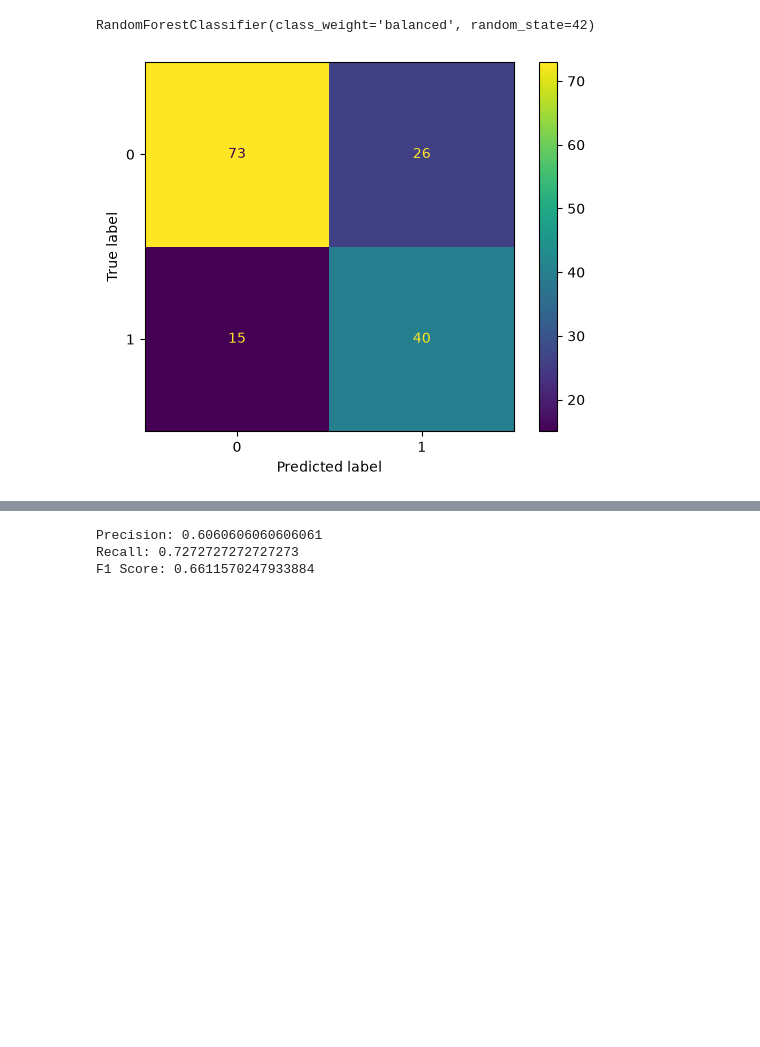
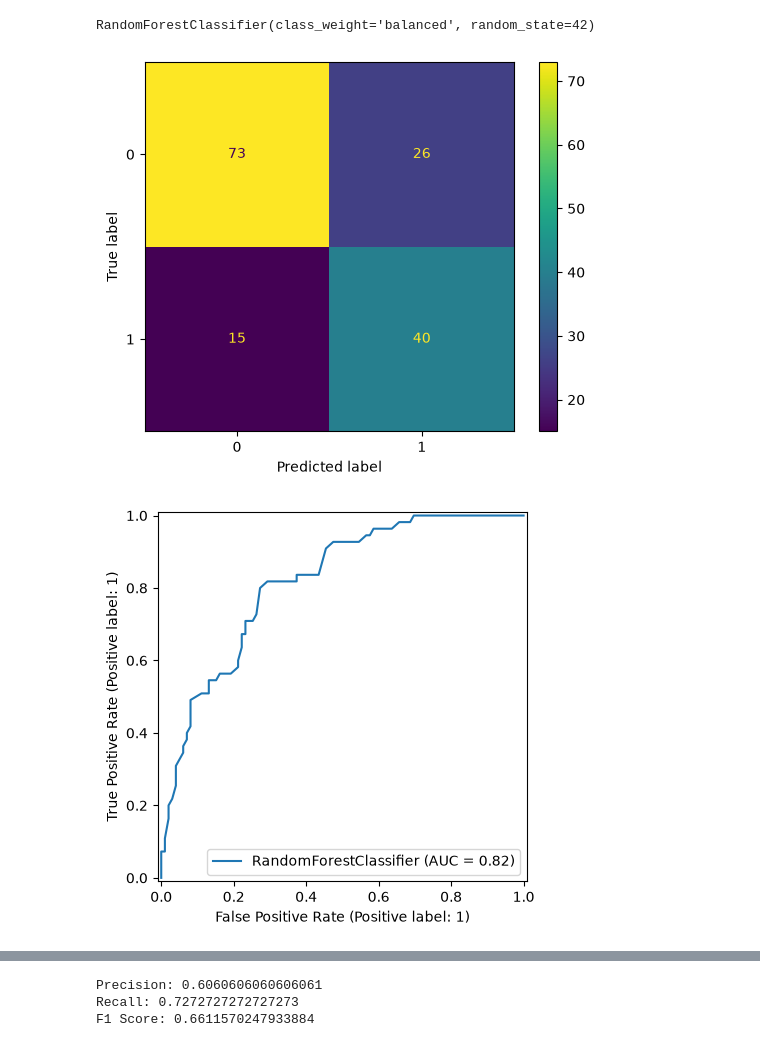
Before and after one commit to KantaHayashi0819/Diabetes-Classification, a Jupyter notebook: main.ipynb, the cells around one changed output, grey strips where cells are left out. Drawn from its saved outputs; the diff is of its cells as text; code cells hidden in the pictures; blank space fills up the shorter version.

```diff
--- a/main.ipynb
+++ b/main.ipynb
@@ -93,9 +101,12 @@ rf.fit(train_X, train_y)
 RandomForestClassifier(class_weight='balanced', random_state=42)
 # %%
 ConfusionMatrixDisplay.from_estimator(rf, test_X, test_y)
+RocCurveDisplay.from_estimator(rf, test_X, test_y)
+PrecisionRecallDisplay.from_estimator(rf, test_X, test_y)
 plt.show()
 print("Precision:", precision_score(test_y, rf.predict(test_X)))
 print("Recall:", recall_score(test_y, rf.predict(test_X)))
 print("F1 Score:", f1_score(test_y, rf.predict(test_X)))
 # %% [output]
 [figure]
+[figure, added]
```
Also changed, not shown: parts of 4 cells of this notebook.
